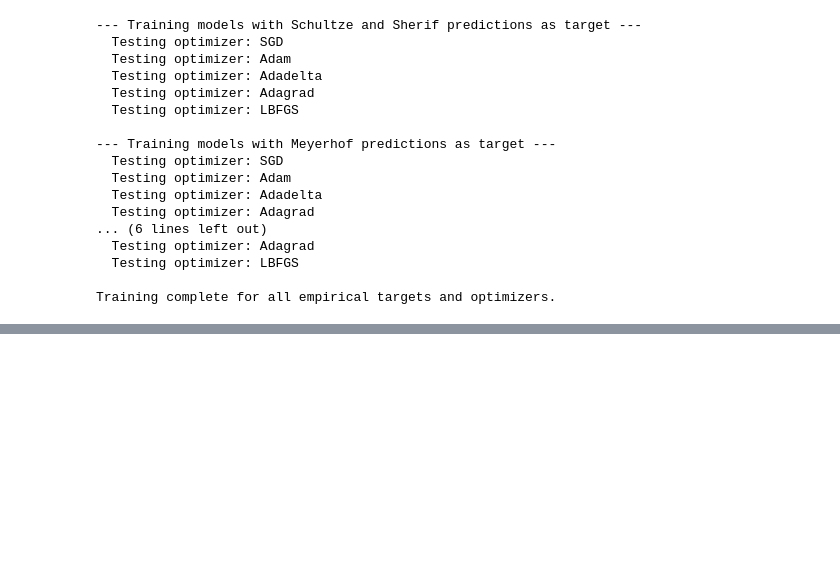
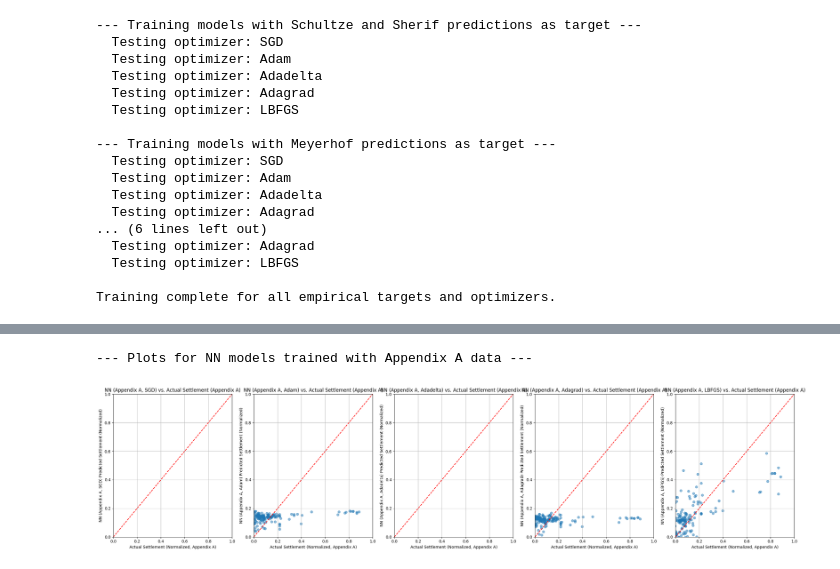
Before and after one commit to kdwilli/sandy-settlement, a Jupyter notebook: Implementation_Project.ipynb, the cells around one changed output, grey strips where cells are left out. Drawn from its saved outputs; the diff is of its cells as text; code cells hidden in the pictures; blank space fills up the shorter version.

```diff
--- a/Implementation_Project.ipynb
+++ b/Implementation_Project.ipynb
@@ -783,0 +984,41 @@ display(results_df)
+# %%
+# visualize data
+
+import matplotlib.pyplot as plt
+import numpy as np
+
+# Assuming models_appendix and optimizers_to_test/optimizer_names are available from avNF1QBwrHfR
+# Assuming X_appendix_a_tensor_cleaned and y_appendix_a_tensor_cleaned are available from avNF1QBwrHfR
+
+
+print("--- Plots for NN models trained with Appendix A data ---")
+plt.figure(figsize=(25, 6)) # Adjust figure size to accommodate plots for all optimizers
+
+for i in range(len(optimizers_to_test)):
+    optimizer_name = optimizer_names[i]
+    model = models_appendix[optimizer_name]
+
+    # Make predictions with the trained model on the cleaned Appendix A data
+    model.eval()
+    with torch.no_grad():
+        predicted_settlement_normalized = model(X_appendix_a_tensor_cleaned)
+
+
+    # Plot for NN trained on Appendix A data vs Actual Appendix A data
+    plt.subplot(1, len(optimizers_to_test), i + 1) # Arrange plots in a row for each optimizer
+    plt.scatter(y_appendix_a_tensor_cleaned.numpy(), predicted_settlement_normalized.numpy(), alpha=0.5)
+    plt.xlabel("Actual Settlement (Normalized, Appendix A)")
+    plt.ylabel(f"NN (Appendix A, {optimizer_name}) Predicted Settlement (Normalized)")
+    plt.title(f"NN (Appendix A, {optimizer_name}) vs. Actual Settlement (Appendix A)")
+    plt.grid(True)
+    # Setting limits based on normalized data range [0, 1]
+    plt.xlim(0, 1)
+    plt.ylim(0, 1)
+    plt.plot([0, 1], [0, 1], color='red', linestyle='--')
+
+
+plt.tight_layout()
+plt.show()
+# %% [output]
+--- Plots for NN models trained with Appendix A data ---
+[figure, added]
```
Also changed, not shown: parts of 10 cells of this notebook.
